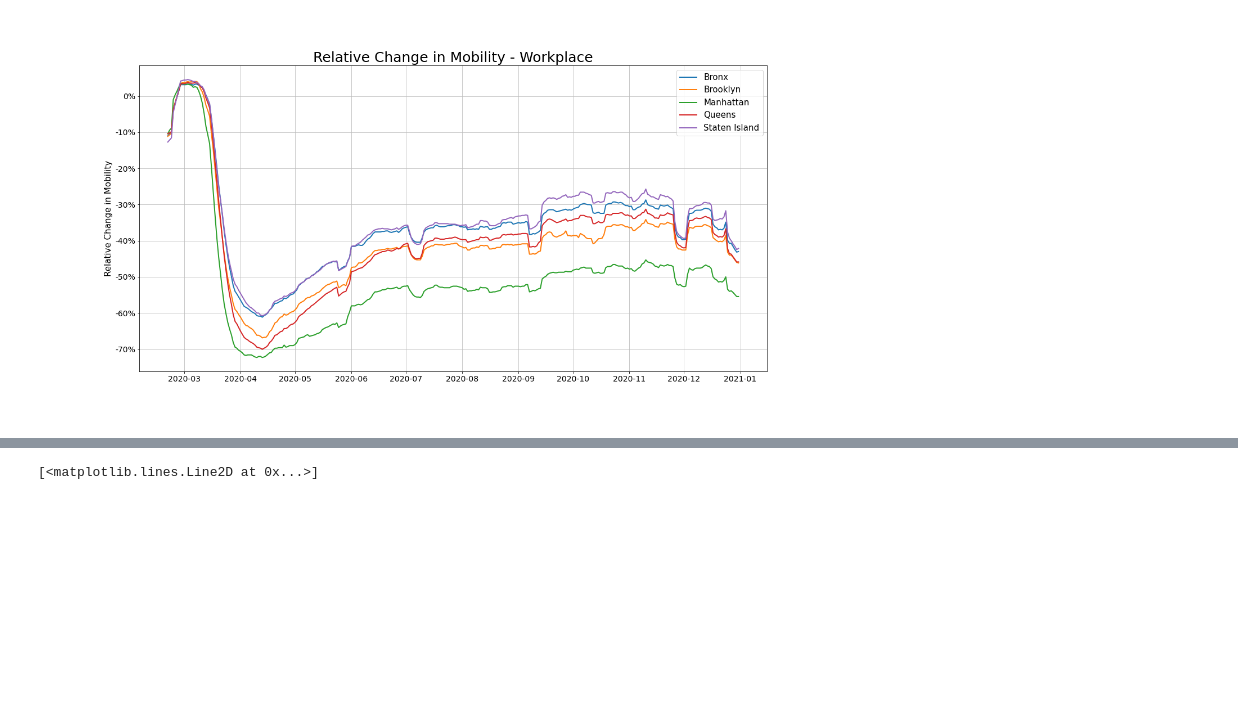
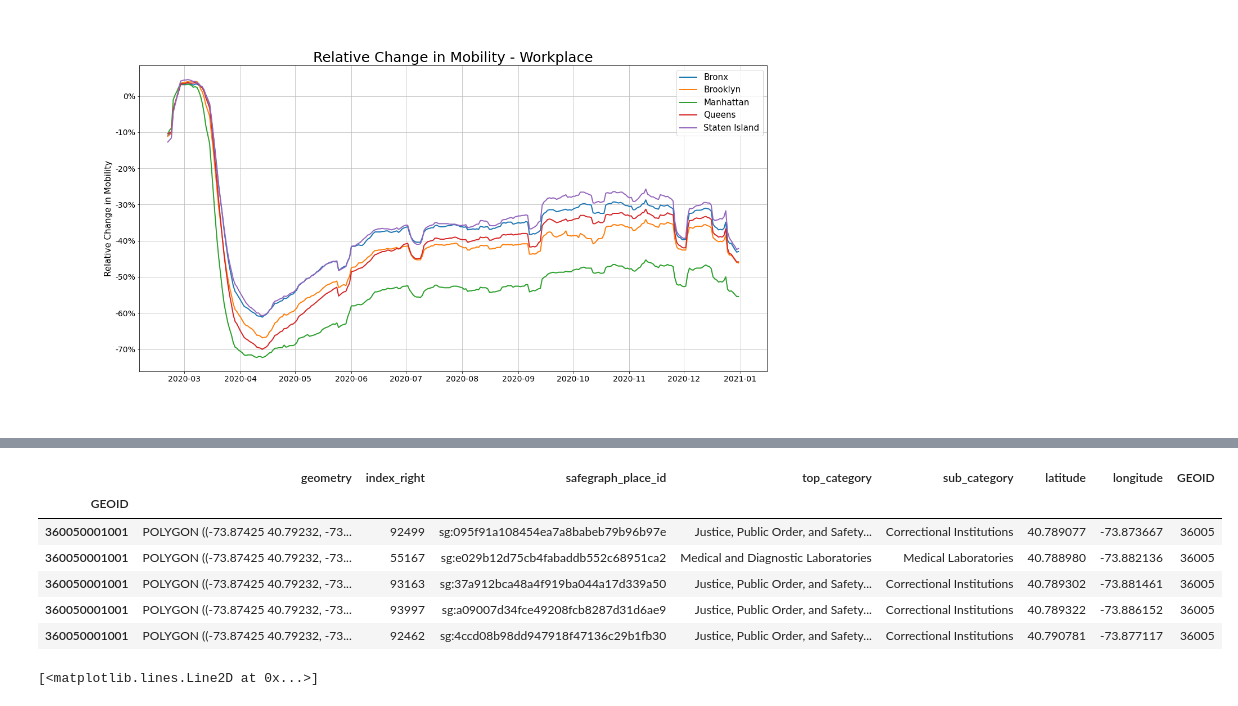
Before and after one commit to hasanalpboz/safegraph-covid19-mobility, a Jupyter notebook: scripts/notebooks/supplementary_notebooks/access-rate.ipynb, the cells around one changed output, grey strips where cells are left out. Cells and saved outputs as stored; diff of their text form; code cells hidden in the pictures; blank space fills up the shorter version.

```diff
--- a/scripts/notebooks/supplementary_notebooks/access-rate.ipynb
+++ b/scripts/notebooks/supplementary_notebooks/access-rate.ipynb
@@ -61,5 +60,4 @@ base_df = gpd.read_file(nyc_geojson)
 base_df = base_df[base_df.BLKGRPCE != '0']
 base_df = base_df[['GEOID', 'geometry']]
 base_df.GEOID = pd.to_numeric(base_df.GEOID)
-base_df.GEOID = base_df.GEOID.apply(lambda x: x // 10)
 base_df = base_df.dissolve(by='GEOID')
@@ -142,6 +155,16 @@ dtype: int64
 # poi_features.GEOID = pd.to_numeric(poi_features.GEOID)
 # %%
 merged_census_tracts = gpd.sjoin(base_df, gpd.GeoDataFrame(df, geometry=gpd.points_from_xy(df.longitude, df.latitude)), how='inner', op='contains')
+# %%
+merged_census_tracts.head()
+# %% [output]
+|  | geometry | index_right | safegraph_place_id | top_category | sub_category | latitude | longitude | GEOID |
+| GEOID |  |  |  |  |  |  |  |  |
+| 360050001001 | POLYGON ((-73.87425 40.79232, -73... | 92499 | sg:095f91a108454ea7a8babeb79b96b97e | Justice, Public Order, and Safety... | Correctional Institutions | 40.789077 | -73.873667 | 36005 |
+| 360050001001 | POLYGON ((-73.87425 40.79232, -73... | 55167 | sg:e029b12d75cb4fabaddb552c68951ca2 | Medical and Diagnostic Laboratories | Medical Laboratories | 40.788980 | -73.882136 | 36005 |
+| 360050001001 | POLYGON ((-73.87425 40.79232, -73... | 93163 | sg:37a912bca48a4f919ba044a17d339a50 | Justice, Public Order, and Safety... | Correctional Institutions | 40.789302 | -73.881461 | 36005 |
+| 360050001001 | POLYGON ((-73.87425 40.79232, -73... | 93997 | sg:a09007d34fce49208fcb8287d31d6ae9 | Justice, Public Order, and Safety... | Correctional Institutions | 40.789322 | -73.886152 | 36005 |
+| 360050001001 | POLYGON ((-73.87425 40.79232, -73... | 92462 | sg:4ccd08b98dd947918f47136c29b1fb30 | Justice, Public Order, and Safety... | Correctional Institutions | 40.790781 | -73.877117 | 36005 |
 # %%
 rows = []
 
```
Also changed, not shown: parts of 10 cells of this notebook, 29 other files.
